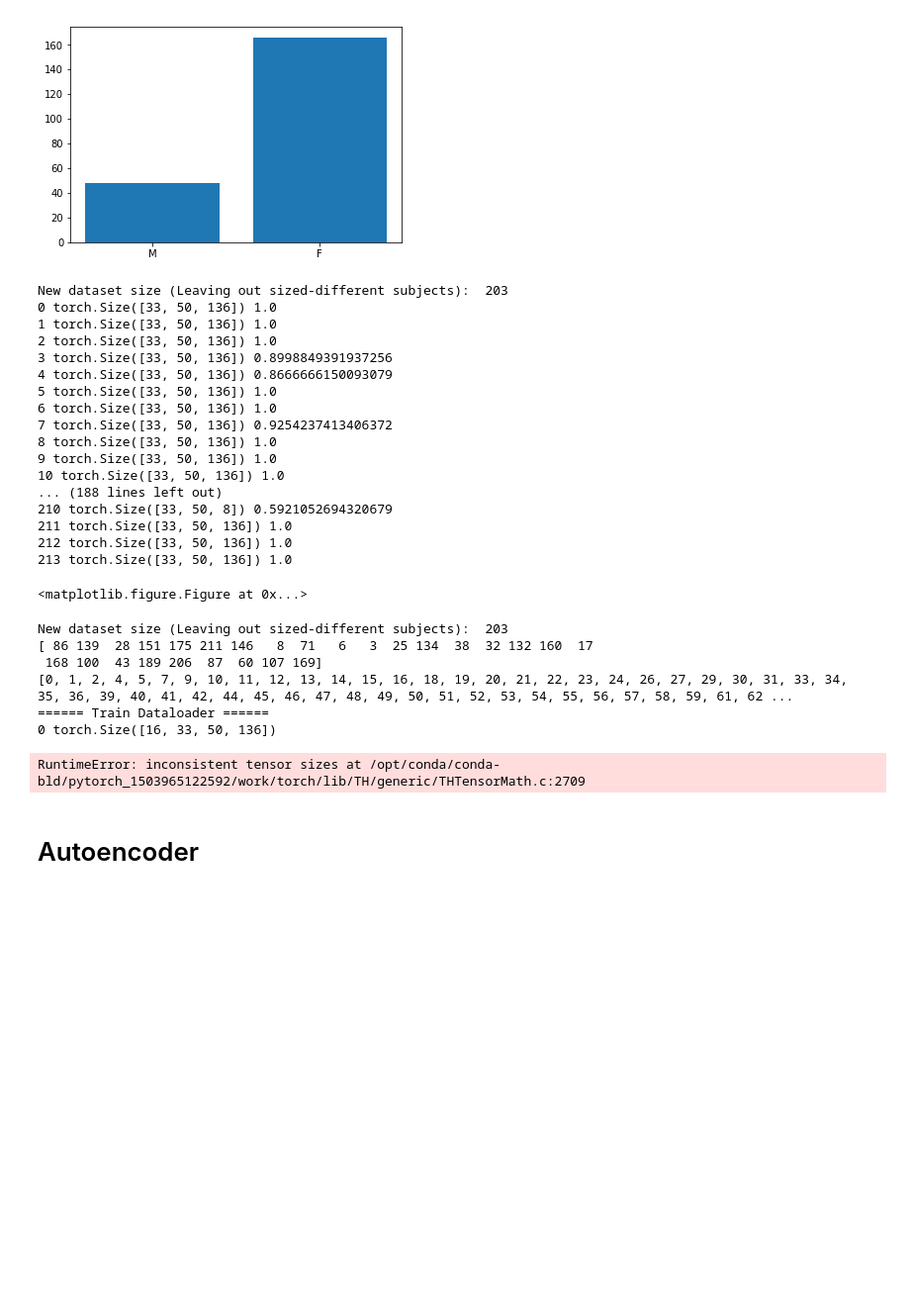
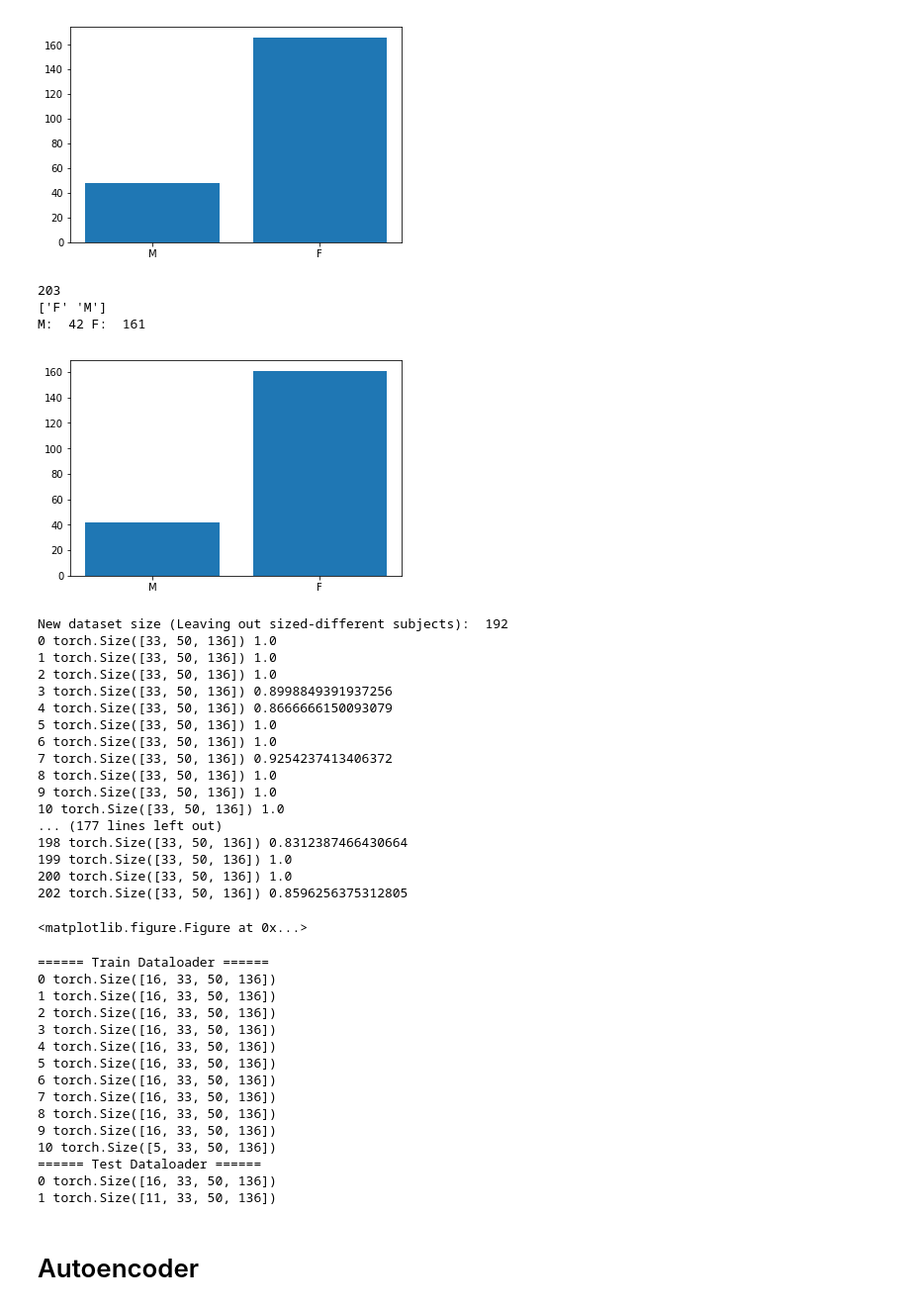
Before and after one commit to wilomaku/Deep_Characterization, a Jupyter notebook: Autoencoder.ipynb, the cells around one changed output. Shown: that part at 99% size. Cells and saved outputs as stored; diff of their text form; code cells hidden in the pictures; blank space fills up the shorter version.

```diff
--- a/Autoencoder.ipynb
+++ b/Autoencoder.ipynb
@@ -126,6 +126,31 @@ plt.show()
 ['F' 'M']
 M:  48 F:  166
 [figure]
+# %%
+input_path = '/home/wilomaku/Documents/study_char/'
+base_path = '{}anom/'.format(input_path)
+db_anon = '{}mod_preprocess.sqlite3'.format(input_path)
+
+anon = sqlite3.connect(db_anon)
+anon_cur = anon.cursor()
+
+sql = "SELECT sex FROM anon_modalities INNER JOIN anon_preprocess ON anon_preprocess.id = anon_modalities.id AND %s == 1" %('anon_preprocess.FLAG_size')
+anon_cur.execute(sql)
+anon_con_cur = anon_cur.fetchall()
+list_gender = np.asarray(anon_con_cur).flatten()
+anon_cur.close()
+anon.close()
+print(len(list_gender))
+print(np.unique(list_gender))
+print('M: ',np.sum(list_gender=='M'),'F: ',np.sum(list_gender=='F'))
+plt.bar(np.arange(len(np.unique(list_gender))),[np.sum(list_gender=='M'), np.sum(list_gender=='F')])
+plt.xticks(np.arange(len(np.unique(list_gender))), np.unique(list_gender)[::-1])
+plt.show()
+# %% [output]
+203
+['F' 'M']
+M:  42 F:  161
+[figure, added]
 # %%
 grad_ch = 0
 n_samples_ini = len(list_gender)
@@ -153,7 +178,7 @@ for i in indices:
 
 Cin = transformed_dataset[i].numpy().shape[0] #Input Channels
 # %% [output]
-New dataset size (Leaving out sized-different subjects):  203
+New dataset size (Leaving out sized-different subjects):  192
 0 torch.Size([33, 50, 136]) 1.0
 1 torch.Size([33, 50, 136]) 1.0
 2 torch.Size([33, 50, 136]) 1.0
@@ -165,24 +190,26 @@ New dataset size (Leaving out sized-different subjects):  203
 8 torch.Size([33, 50, 136]) 1.0
 9 torch.Size([33, 50, 136]) 1.0
 10 torch.Size([33, 50, 136]) 1.0
-... (188 lines left out)
-210 torch.Size([33, 50, 8]) 0.5921052694320679
-211 torch.Size([33, 50, 136]) 1.0
-212 torch.Size([33, 50, 136]) 1.0
-213 torch.Size([33, 50, 136]) 1.0
+... (177 lines left out)
+198 torch.Size([33, 50, 136]) 0.8312387466430664
+199 torch.Size([33, 50, 136]) 1.0
+200 torch.Size([33, 50, 136]) 1.0
+202 torch.Size([33, 50, 136]) 0.8596256375312805
 <matplotlib.figure.Figure at 0x...>
 # %%
 #dataloader = DataLoader(transformed_dataset, batch_size=2, shuffle=True)
 split = 27 #Number of elements in test set
+test_idx = np.random.choice(np.array(indices), size=split, replace=False)
+train_idx = list(set(indices) - set(test_idx))
 
-test_idx = np.random.choice(indices, size=split, replace=False)
-train_idx = list(set(indices) - set(test_idx))
+#print(test_idx)
+#print(train_idx)
 
 train_sampler = sampler.SubsetRandomSampler(train_idx)
 test_sampler = sampler.SubsetRandomSampler(test_idx)
 
-train_loader = DataLoader(transformed_dataset, batch_size=16, sampler=train_sampler)
-test_loader = DataLoader(transformed_dataset, batch_size=16, sampler=test_sampler)
+train_loader = DataLoader(transformed_dataset, batch_size=16, shuffle=False, sampler=train_sampler)
+test_loader = DataLoader(transformed_dataset, batch_size=16, shuffle=False, sampler=test_sampler)
 print('====== Train Dataloader ======')
 for i_batch, sample_batched in enumerate(train_loader):
     print(i_batch, sample_batched.size())
@@ -190,13 +217,21 @@ print('====== Test Dataloader ======')
 for i_batch, sample_batched in enumerate(test_loader):
     print(i_batch, sample_batched.size())
 # %% [output]
-New dataset size (Leaving out sized-different subjects):  203
-[ 86 139  28 151 175 211 146   8  71   6   3  25 134  38  32 132 160  17
- 168 100  43 189 206  87  60 107 169]
-[0, 1, 2, 4, 5, 7, 9, 10, 11, 12, 13, 14, 15, 16, 18, 19, 20, 21, 22, 23, 24, 26, 27, 29, 30, 31, 33, 34, 35, 36, 39, 40, 41, 42, 44, 45, 46, 47, 48, 49, 50, 51, 52, 53, 54, 55, 56, 57, 58, 59, 61, 62 ...
 ====== Train Dataloader ======
 0 torch.Size([16, 33, 50, 136])
+1 torch.Size([16, 33, 50, 136])
+2 torch.Size([16, 33, 50, 136])
+3 torch.Size([16, 33, 50, 136])
+4 torch.Size([16, 33, 50, 136])
+5 torch.Size([16, 33, 50, 136])
+6 torch.Size([16, 33, 50, 136])
+7 torch.Size([16, 33, 50, 136])
+8 torch.Size([16, 33, 50, 136])
+9 torch.Size([16, 33, 50, 136])
+10 torch.Size([5, 33, 50, 136])
+====== Test Dataloader ======
+0 torch.Size([16, 33, 50, 136])
+1 torch.Size([11, 33, 50, 136])
-RuntimeError: inconsistent tensor sizes at /opt/conda/conda-bld/pytorch_1503965122592/work/torch/lib/TH/generic/THTensorMath.c:2709
 # %% [markdown]
 # Autoencoder
 # %%
```
Also changed, not shown: parts of 4 cells of this notebook, 1 other file.
